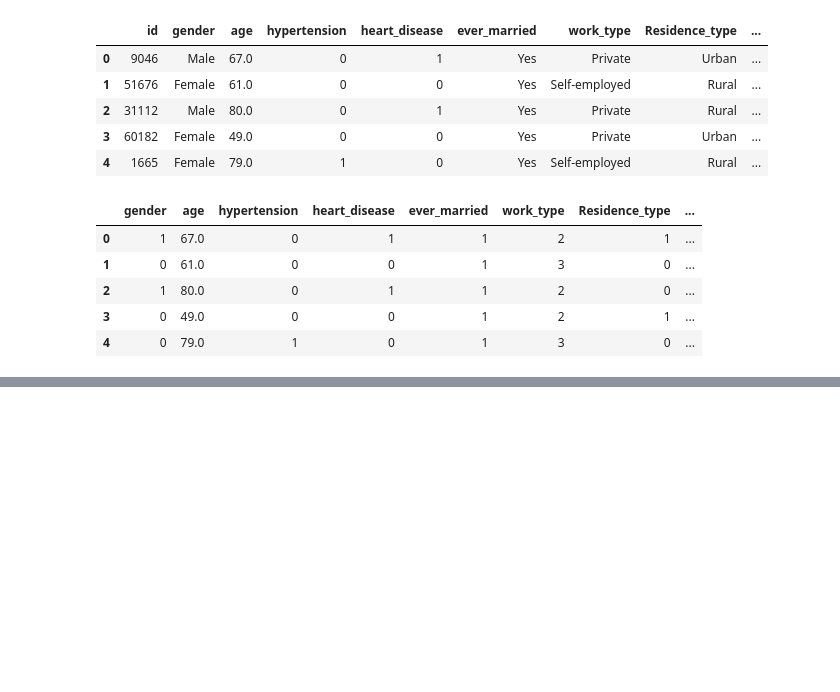
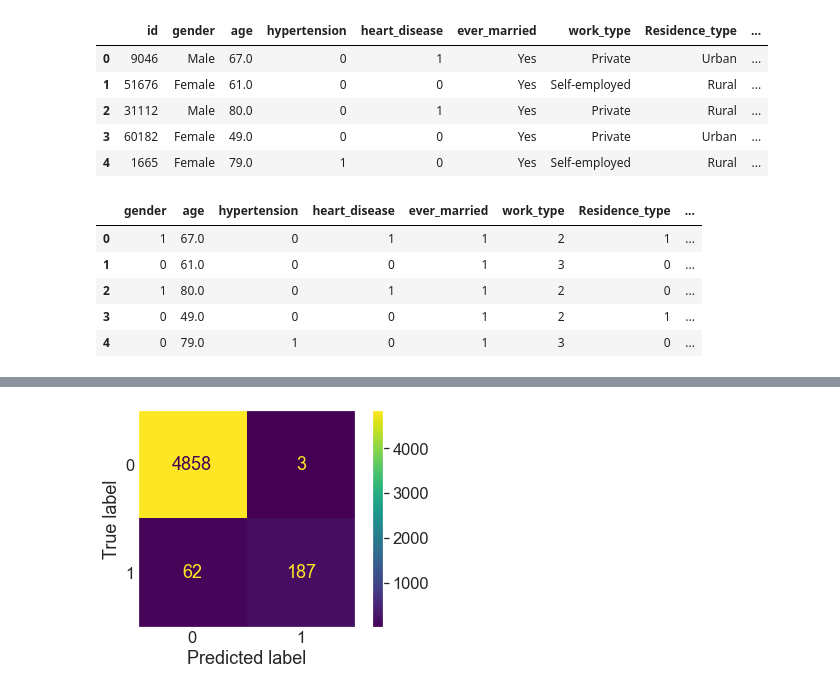
Before and after one commit to Kabilan21/stroke-prediction, a Jupyter notebook: prediction/book.ipynb, the cells around one changed output, grey strips where cells are left out. Cells and saved outputs as stored; diff of their text form; code cells hidden in the pictures; blank space fills up the shorter version.

```diff
--- a/prediction/book.ipynb
+++ b/prediction/book.ipynb
@@ -149,0 +165,4 @@ bmi_group : 0.013841221860490315
+# %%
+from sklearn.ensemble import RandomForestClassifier
+model =RandomForestClassifier (n_estimators=100)
+model.get_params()
@@ -149,0 +189,13 @@ bmi_group : 0.013841221860490315
+# %%
+#split data into train and test sets
+np.random.seed(10)
+#split into train and test set
+x_train,x_test,y_train,y_test=train_test_split(x,
+                                               y,
+                                               test_size=0.2)
+# %%
+#fit the model
+model.fit(x_train,y_train);
+# %%
+y_preds =model.predict(x_test)
+y_preds
@@ -149,0 +226,11 @@ bmi_group : 0.013841221860490315
+# %%
+import seaborn as sns
+sns.set(font_scale=1.5)
+conf_mat=confusion_matrix(y_test,y_preds)
+from sklearn.metrics import plot_confusion_matrix
+plot_confusion_matrix(model,x,y);
+#remove the plot lines in confusion matrix
+plt.tick_params(axis=u'both', which=u'both',length=0)
+plt.grid(b=None)
+# %% [output]
+[figure, added]
```
Also changed, not shown: parts of 14 cells of this notebook.
